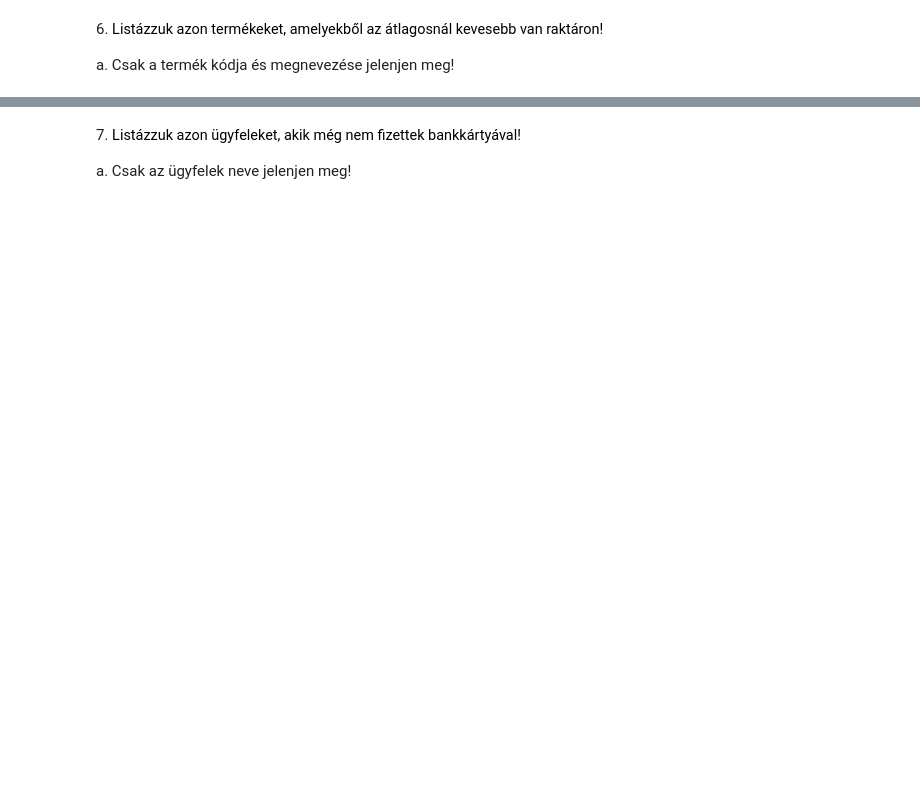
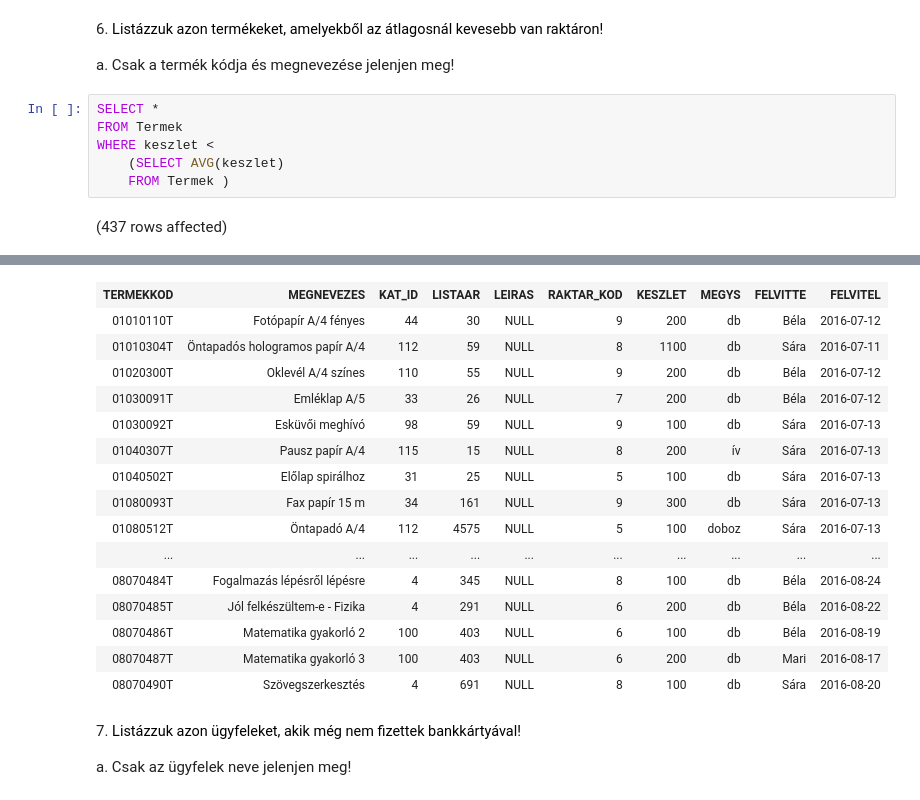
Before and after one commit to Dobo-Lilla/adatbazisok, a Jupyter notebook: gyakorlat06_feladatok.ipynb, the cells around one changed output, grey strips where cells are left out. Cells and saved outputs as stored; diff of their text form; blank space fills up the shorter version.

```diff
--- a/gyakorlat06_feladatok.ipynb
+++ b/gyakorlat06_feladatok.ipynb
@@ -36,3 +96,11 @@ a. Vegyünk fel két új oszlopot, amely a sorrend szerint előző szálláshely
 6. <span style="background-color: rgb(255, 255, 255); color: rgb(0, 0, 0); font-family: &quot;Open Sans&quot;, sans-serif; font-size: 14.44px;">Listázzuk azon termékeket, amelyekből az átlagosnál kevesebb van raktáron!&nbsp;</span>
 
 a. Csak a termék kódja és megnevezése jelenjen meg!
+# %%
+SELECT *
+FROM Termek
+WHERE keszlet <
+    (SELECT AVG(keszlet)
+    FROM Termek )
+# %% [output]
+(437 rows affected)
@@ -39,3 +108,19 @@ a. Csak a termék kódja és megnevezése jelenjen meg!
+| TERMEKKOD | MEGNEVEZES | KAT_ID | LISTAAR | LEIRAS | RAKTAR_KOD | KESZLET | MEGYS | FELVITTE | FELVITEL |
+| 01010110T | Fotópapír A/4 fényes | 44 | 30 | NULL | 9 | 200 | db | Béla | 2016-07-12 |
+| 01010304T | Öntapadós hologramos papír A/4 | 112 | 59 | NULL | 8 | 1100 | db | Sára | 2016-07-11 |
+| 01020300T | Oklevél A/4 színes | 110 | 55 | NULL | 9 | 200 | db | Béla | 2016-07-12 |
+| 01030091T | Emléklap A/5 | 33 | 26 | NULL | 7 | 200 | db | Béla | 2016-07-12 |
+| 01030092T | Esküvői meghívó | 98 | 59 | NULL | 9 | 100 | db | Sára | 2016-07-13 |
+| 01040307T | Pausz papír A/4 | 115 | 15 | NULL | 8 | 200 | ív | Sára | 2016-07-13 |
+| 01040502T | Előlap spirálhoz | 31 | 25 | NULL | 5 | 100 | db | Sára | 2016-07-13 |
+| 01080093T | Fax papír 15 m | 34 | 161 | NULL | 9 | 300 | db | Sára | 2016-07-13 |
+| 01080512T | Öntapadó A/4 | 112 | 4575 | NULL | 5 | 100 | doboz | Sára | 2016-07-13 |
+| ... | ... | ... | ... | ... | ... | ... | ... | ... | ... |
+| 08070484T | Fogalmazás lépésről lépésre | 4 | 345 | NULL | 8 | 100 | db | Béla | 2016-08-24 |
+| 08070485T | Jól felkészültem-e - Fizika | 4 | 291 | NULL | 6 | 200 | db | Béla | 2016-08-22 |
+| 08070486T | Matematika gyakorló 2 | 100 | 403 | NULL | 6 | 100 | db | Béla | 2016-08-19 |
+| 08070487T | Matematika gyakorló 3 | 100 | 403 | NULL | 6 | 200 | db | Mari | 2016-08-17 |
+| 08070490T | Szövegszerkesztés | 4 | 691 | NULL | 8 | 100 | db | Sára | 2016-08-20 |
 # %% [markdown]
 7. <span style="background-color: rgb(255, 255, 255); color: rgb(0, 0, 0); font-family: &quot;Open Sans&quot;, sans-serif; font-size: 14.44px;">Listázzuk azon ügyfeleket, akik még nem fizettek bankkártyával!&nbsp;</span>
 
```
Also changed, not shown: parts of 8 cells of this notebook.
